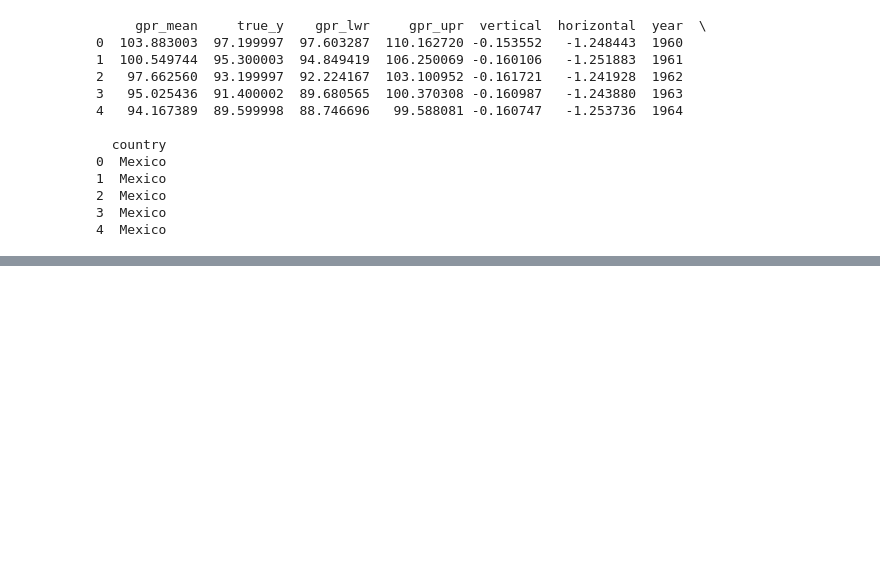
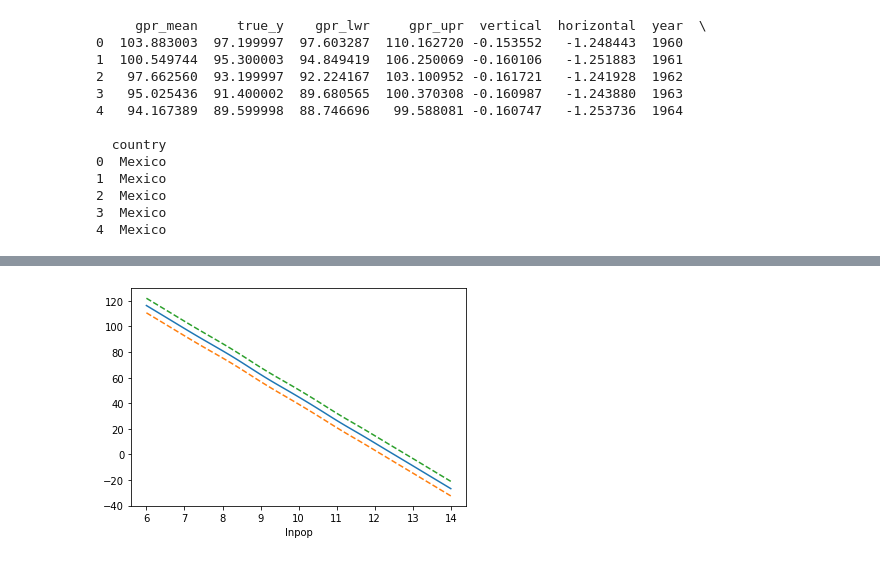
Before and after one commit to yahoochen97/GP_gradient, a Jupyter notebook: PIRI/AccountabilityInfantMortality_GPR.ipynb, the cells around one changed output, grey strips where cells are left out. Saved outputs shown, nothing was run; the diff lists cells and outputs as text; code cells hidden in the pictures; blank space fills up the shorter version.

```diff
--- a/PIRI/AccountabilityInfantMortality_GPR.ipynb
+++ b/PIRI/AccountabilityInfantMortality_GPR.ipynb
@@ -468,0 +449,4 @@ plt.hist(data.lnpop)
+# %%
+plot_x(x_idx=8, x_range=torch.linspace(6,14,101),x_name="lnpop")
+# %% [output]
+[figure, added]
```
Also changed, not shown: parts of 5 cells of this notebook.
